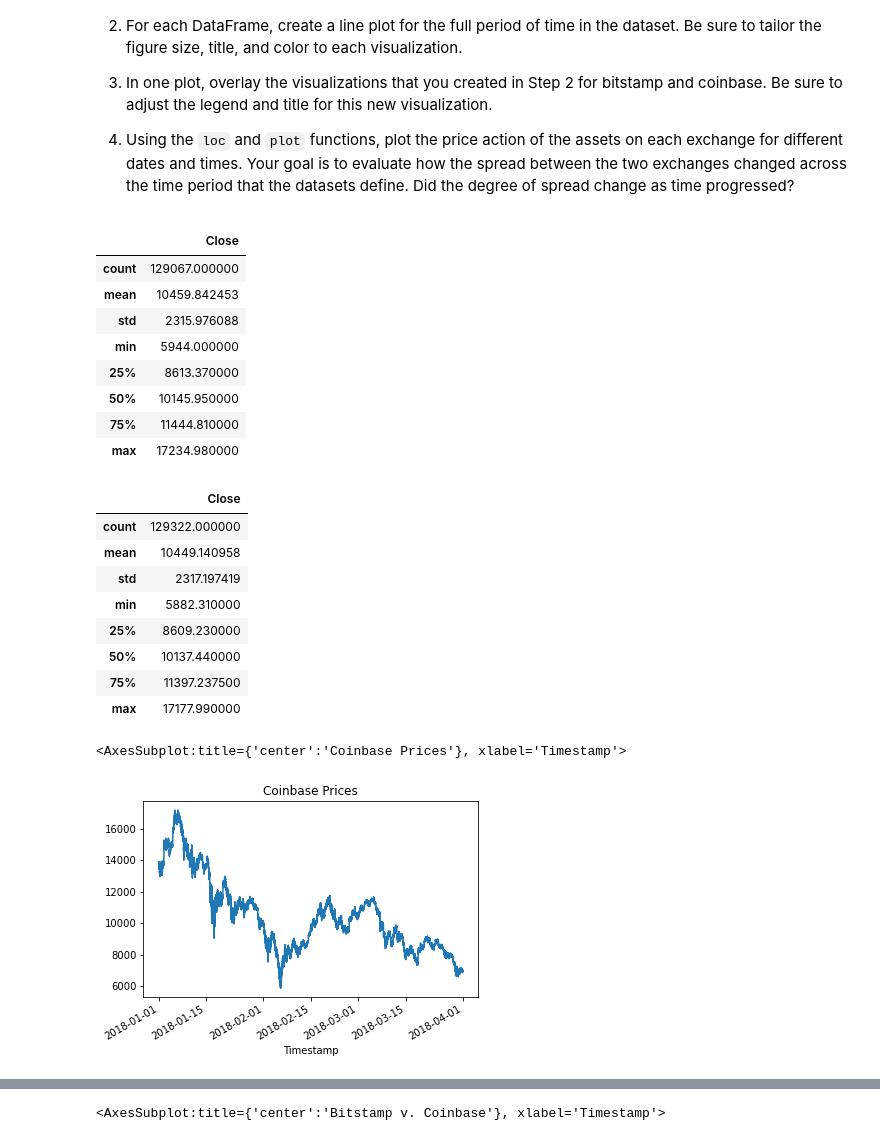
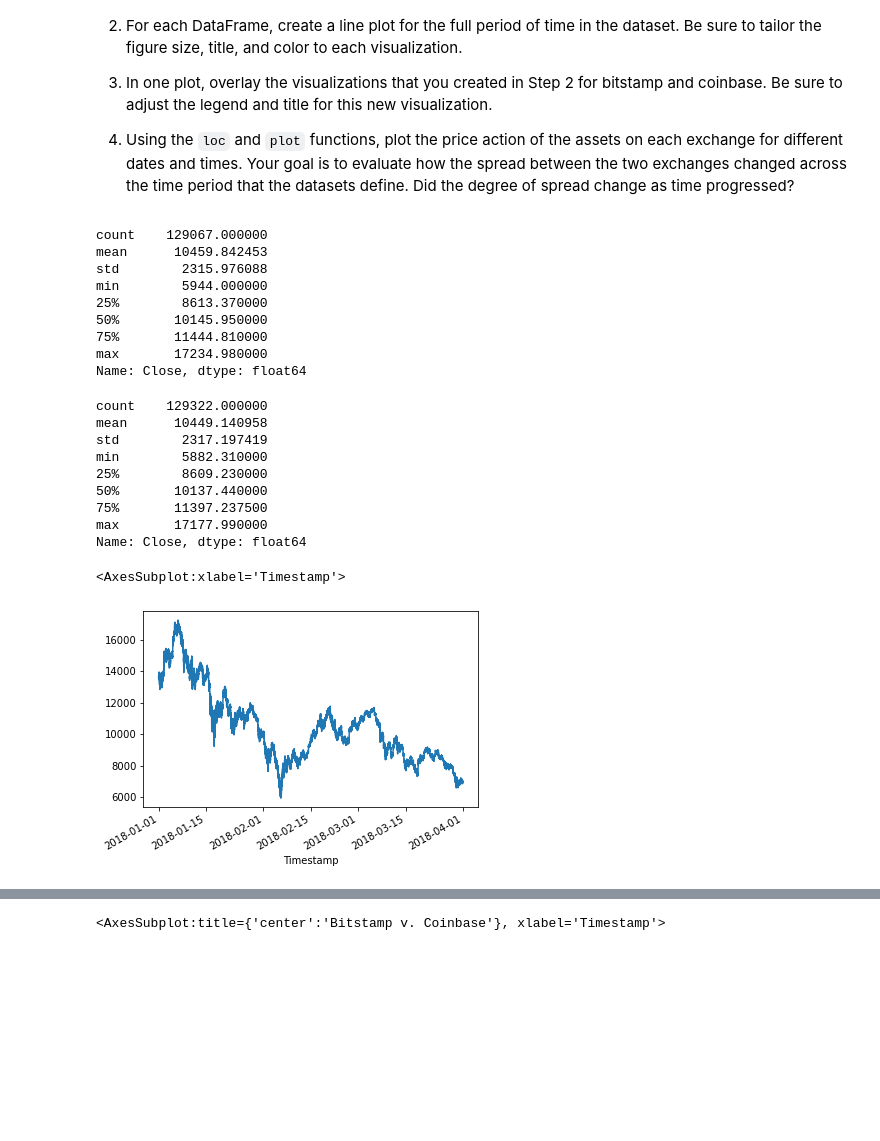
Before and after one commit to qrolston/Crypto-Arbitrage, a Jupyter notebook: crypto_arbitrage.ipynb, the cells around one changed output, grey strips where cells are left out. Cells and saved outputs as stored; diff of their text form; code cells hidden in the pictures; blank space fills up the shorter version.

```diff
--- a/crypto_arbitrage.ipynb
+++ b/crypto_arbitrage.ipynb
@@ -88,4 +122,4 @@ To prepare and clean your data for analysis, complete the following steps:
 ### Step 1: For the bitstamp DataFrame, replace or drop all `NaN`, or missing, values in the DataFrame.
 # %%
 # For the bitstamp DataFrame, replace or drop all NaNs or missing values in the DataFrame
-bitstamp.dropna()
+bitstamp = bitstamp.dropna()
@@ -107,5 +127,8 @@ bitstamp.dropna()
 ### Step 2: Use the `str.replace` function to remove the dollar signs ($) from the values in the Close column.
 # %%
 # Use the str.replace function to remove the dollar sign, $
-bitstamp.loc[:,"Close"] = bitstamp.loc[:,"Close"].columns.str.replace("$","")
+bitstamp['Close'] = bitstamp['Close'].str.replace('$','')
+
+#verifying that $s were removed
+bitstamp.head(10)
 # %% [output]
@@ -114,4 +152,4 @@ AttributeError: 'Series' object has no attribute 'columns'
 ### Step 3: Convert the data type of the Close column to a `float`.
 # %%
 # Convert the Close data type to a float
-bitstamp.loc[:,"Close"] = bitstamp.loc[:,"Close"].columns.astype("float")
+bitstamp['Close'] = bitstamp['Close'].astype("float")
@@ -162,8 +241,8 @@ Select the data you want to analyze. Use `loc` or `iloc` to select the following
 * Close
 # %%
 # Use loc or iloc to select `Timestamp (the index)` and `Close` from bitstamp DataFrame
-bitstamp_sliced = # YOUR CODE HERE
+bitstamp_sliced = bitstamp.loc[:,"Close"]
 
 # Review the first five rows of the DataFrame
-# YOUR CODE HERE
+bitstamp_sliced.head(5)
 # %% [output]
@@ -202,37 +281,37 @@ Sort through the time series data associated with the bitstamp and coinbase Data
 4. Using the `loc` and `plot` functions, plot the price action of the assets on each exchange for different dates and times. Your goal is to evaluate how the spread between the two exchanges changed across the time period that the datasets define. Did the degree of spread change as time progressed?
 # %%
 # Generate the summary statistics for the bitstamp DataFrame
-# YOUR CODE HERE
+bitstamp_sliced.describe()
 # %% [output]
-|  | Close |
-| count | 129067.000000 |
-| mean | 10459.842453 |
-| std | 2315.976088 |
-| min | 5944.000000 |
-| 25% | 8613.370000 |
-| 50% | 10145.950000 |
-| 75% | 11444.810000 |
-| max | 17234.980000 |
+count    129067.000000
+mean      10459.842453
+std        2315.976088
+min        5944.000000
+25%        8613.370000
+50%       10145.950000
+75%       11444.810000
+max       17234.980000
+Name: Close, dtype: float64
 # %%
 # Generate the summary statistics for the coinbase DataFrame
-# YOUR CODE HERE
+coinbase_sliced.describe()
 # %% [output]
-|  | Close |
-| count | 129322.000000 |
-| mean | 10449.140958 |
-| std | 2317.197419 |
-| min | 5882.310000 |
-| 25% | 8609.230000 |
-| 50% | 10137.440000 |
-| 75% | 11397.237500 |
-| max | 17177.990000 |
+count    129322.000000
+mean      10449.140958
+std        2317.197419
+min        5882.310000
+25%        8609.230000
+50%       10137.440000
+75%       11397.237500
+max       17177.990000
+Name: Close, dtype: float64
 # %%
 # Create a line plot for the bitstamp DataFrame for the full length of time in the dataset
 # Be sure that the figure size, title, and color are tailored to each visualization
-# YOUR CODE HERE
+bitstamp_sliced.plot()
 # %% [output]
-<AxesSubplot:title={'center':'Coinbase Prices'}, xlabel='Timestamp'>
+<AxesSubplot:xlabel='Timestamp'>
-[figure, old version]
+[figure, new version]
 # %%
 # Create a line plot for the coinbase DataFrame for the full length of time in the dataset
 # Be sure that the figure size, title, and color are tailored to each visualization
```
Also changed, not shown: parts of 10 cells of this notebook.
